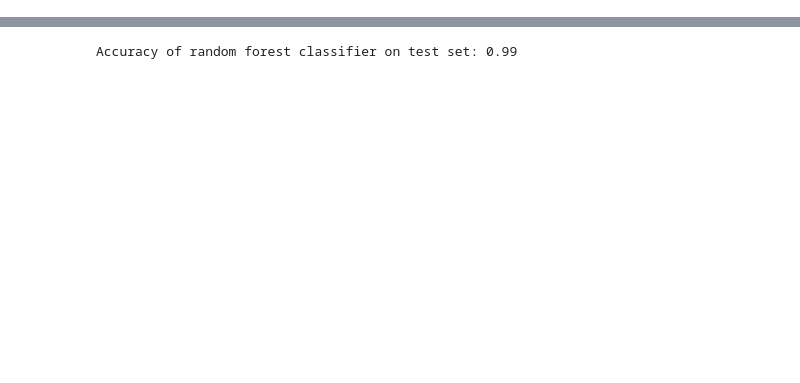
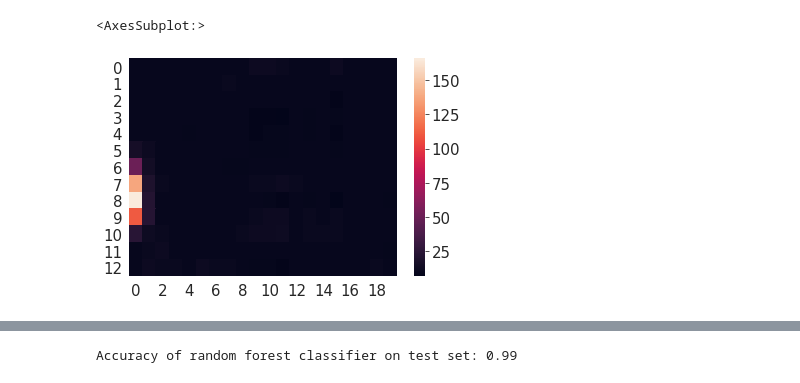
Before and after one commit to mmenzyns/ai-palm-rejection, a Jupyter notebook: ai_ml/feature_learning.ipynb, the cells around one changed output, grey strips where cells are left out. Saved outputs shown, nothing was run; the diff lists cells and outputs as text; code cells hidden in the pictures; blank space fills up the shorter version.

```diff
--- a/ai_ml/feature_learning.ipynb
+++ b/ai_ml/feature_learning.ipynb
@@ -221,3 +143,8 @@ illegal_features = pd.DataFrame({
 })
 
 features = pd.concat((illegal_features, legal_features))
+# %%
+sns.heatmap(illegal[500])
+# %% [output]
+<AxesSubplot:>
+[figure, added]
```
Also changed, not shown: parts of 21 cells of this notebook, 21 other files.
